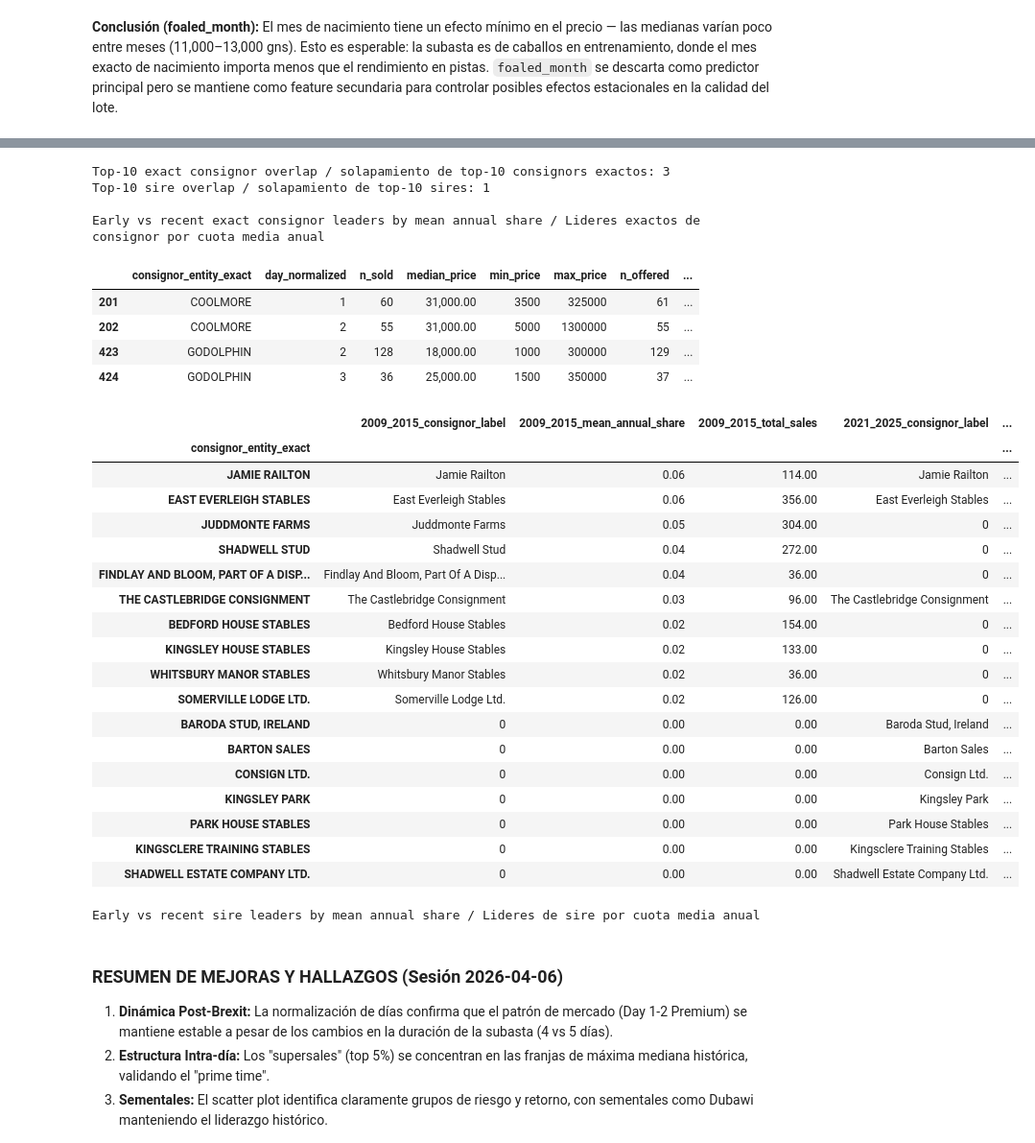
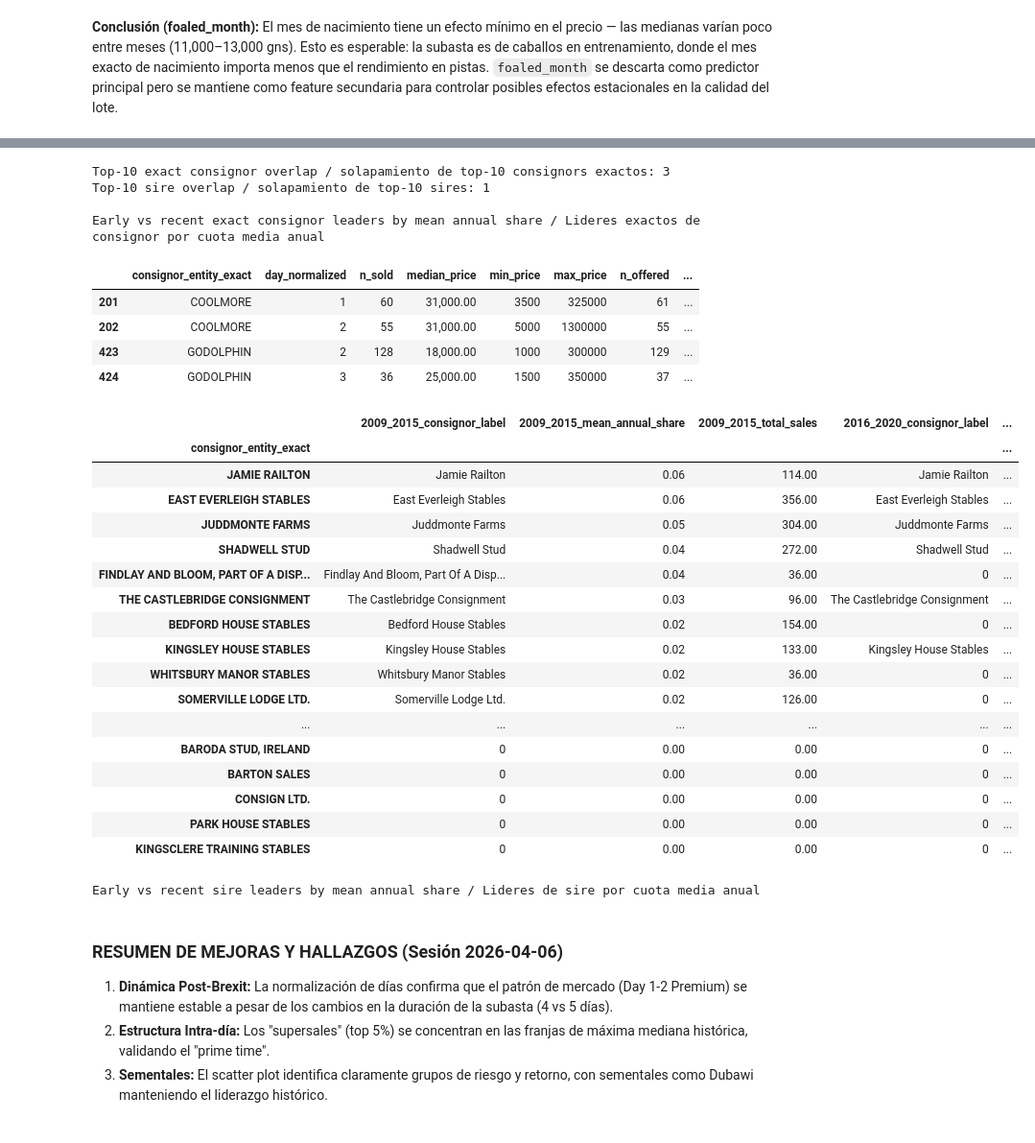
Before and after one commit to carroyo03/tfm-tattersalls, a Jupyter notebook: 01_EDA.ipynb, the cells around one changed output, grey strips where cells are left out. Shown at 96% size. Drawn from its saved outputs; the diff is of its cells as text; code cells hidden in the pictures.

```diff
--- a/01_EDA.ipynb
+++ b/01_EDA.ipynb
@@ -2177,58 +2177,60 @@ plt.title('Evolución del Liderazgo de Sires (Rankings por Periodo)', fontsize=1
 plt.show()
 
 early_consignor_share = mean_annual_share_table(early_period, 'consignor_entity_exact', label_col='consignor_label').head(10)
+mid_consignor_share = mean_annual_share_table(mid_period, 'consignor_entity_exact', label_col='consignor_label').head(10)
 recent_consignor_share = mean_annual_share_table(recent_period, 'consignor_entity_exact', label_col='consignor_label').head(10)
 early_sire_share = mean_annual_share_table(early_period, 'sire_entity', label_col='sire_clean').head(10)
+mid_sire_share = mean_annual_share_table(mid_period, 'sire_entity', label_col='sire_clean').head(10)
 recent_sire_share = mean_annual_share_table(recent_period, 'sire_entity', label_col='sire_clean').head(10)
 
-print('Top-10 exact consignor overlap / solapamiento de top-10 consignors exactos:', len(set(early_consignor_share.index) & set(recent_consignor_share.index)))
-print('Top-10 sire overlap / solapamiento de top-10 sires:', len(set(early_sire_share.index) & set(recent_sire_share.index)))
+print('Top-10 exact consignor overlap / solapamiento de top-10 consignors exactos:', len(set(early_consignor_share.index) & set(recent_consignor_share.index) & set(mid_consignor_share.index)))
+print('Top-10 sire overlap / solapamiento de top-10 sires:', len(set(early_sire_share.index) & set(recent_sire_share.index) & set(mid_sire_share.index)))
 
 print('\nEarly vs recent exact consignor leaders by mean annual share / Lideres exactos de consignor por cuota media anual')
 
 # Comparativa de Consignors: Coolmore vs Godolphin (Arquetipos)
 # Propósito: Replicar análisis de sires para consignors clave
 consignors_of_interest = ['COOLMORE', 'GODOLPHIN']
 display(consignor_day_stats[consignor_day_stats['consignor_entity_exact'].isin(consignors_of_interest)])
 
 display(pd.concat([
     early_consignor_share[['consignor_label', 'mean_annual_share', 'total_sales']].add_prefix('2009_2015_'),
+    mid_consignor_share[['consignor_label', 'mean_annual_share', 'total_sales']].add_prefix('2016_2020_'),
     recent_consignor_share[['consignor_label', 'mean_annual_share', 'total_sales']].add_prefix('2021_2025_')
 ], axis=1).fillna(0))
 
 print('\nEarly vs recent sire leaders by mean annual share / Lideres de sire por cuota media anual')
 # Final Summary of Analysis Improvements
 # Propósito: Celda markdown con resumen formal
 # %% [output]
 [figure]
 Top-10 exact consignor overlap / solapamiento de top-10 consignors exactos: 3
 Top-10 sire overlap / solapamiento de top-10 sires: 1
 
 Early vs recent exact consignor leaders by mean annual share / Lideres exactos de consignor por cuota media anual
 |  | consignor_entity_exact | day_normalized | n_sold | median_price | min_price | max_price | n_offered | ... |
 | 201 | COOLMORE | 1 | 60 | 31,000.00 | 3500 | 325000 | 61 | ... |
 | 202 | COOLMORE | 2 | 55 | 31,000.00 | 5000 | 1300000 | 55 | ... |
 | 423 | GODOLPHIN | 2 | 128 | 18,000.00 | 1000 | 300000 | 129 | ... |
 | 424 | GODOLPHIN | 3 | 36 | 25,000.00 | 1500 | 350000 | 37 | ... |
-|  | 2009_2015_consignor_label | 2009_2015_mean_annual_share | 2009_2015_total_sales | 2021_2025_consignor_label | ... |
+|  | 2009_2015_consignor_label | 2009_2015_mean_annual_share | 2009_2015_total_sales | 2016_2020_consignor_label | ... |
 | consignor_entity_exact |  |  |  |  | ... |
 | JAMIE RAILTON | Jamie Railton | 0.06 | 114.00 | Jamie Railton | ... |
 | EAST EVERLEIGH STABLES | East Everleigh Stables | 0.06 | 356.00 | East Everleigh Stables | ... |
-| JUDDMONTE FARMS | Juddmonte Farms | 0.05 | 304.00 | 0 | ... |
-| SHADWELL STUD | Shadwell Stud | 0.04 | 272.00 | 0 | ... |
+| JUDDMONTE FARMS | Juddmonte Farms | 0.05 | 304.00 | Juddmonte Farms | ... |
+| SHADWELL STUD | Shadwell Stud | 0.04 | 272.00 | Shadwell Stud | ... |
 | FINDLAY AND BLOOM, PART OF A DISP... | Findlay And Bloom, Part Of A Disp... | 0.04 | 36.00 | 0 | ... |
 | THE CASTLEBRIDGE CONSIGNMENT | The Castlebridge Consignment | 0.03 | 96.00 | The Castlebridge Consignment | ... |
 | BEDFORD HOUSE STABLES | Bedford House Stables | 0.02 | 154.00 | 0 | ... |
-| KINGSLEY HOUSE STABLES | Kingsley House Stables | 0.02 | 133.00 | 0 | ... |
+| KINGSLEY HOUSE STABLES | Kingsley House Stables | 0.02 | 133.00 | Kingsley House Stables | ... |
 | WHITSBURY MANOR STABLES | Whitsbury Manor Stables | 0.02 | 36.00 | 0 | ... |
 | SOMERVILLE LODGE LTD. | Somerville Lodge Ltd. | 0.02 | 126.00 | 0 | ... |
-| BARODA STUD, IRELAND | 0 | 0.00 | 0.00 | Baroda Stud, Ireland | ... |
-| BARTON SALES | 0 | 0.00 | 0.00 | Barton Sales | ... |
-| CONSIGN LTD. | 0 | 0.00 | 0.00 | Consign Ltd. | ... |
-| KINGSLEY PARK | 0 | 0.00 | 0.00 | Kingsley Park | ... |
-| PARK HOUSE STABLES | 0 | 0.00 | 0.00 | Park House Stables | ... |
-| KINGSCLERE TRAINING STABLES | 0 | 0.00 | 0.00 | Kingsclere Training Stables | ... |
-| SHADWELL ESTATE COMPANY LTD. | 0 | 0.00 | 0.00 | Shadwell Estate Company Ltd. | ... |
+| ... | ... | ... | ... | ... | ... |
+| BARODA STUD, IRELAND | 0 | 0.00 | 0.00 | 0 | ... |
+| BARTON SALES | 0 | 0.00 | 0.00 | 0 | ... |
+| CONSIGN LTD. | 0 | 0.00 | 0.00 | 0 | ... |
+| PARK HOUSE STABLES | 0 | 0.00 | 0.00 | 0 | ... |
+| KINGSCLERE TRAINING STABLES | 0 | 0.00 | 0.00 | 0 | ... |
 Early vs recent sire leaders by mean annual share / Lideres de sire por cuota media anual
 # %% [markdown]
 
```
Also changed, not shown: 1 other file.
